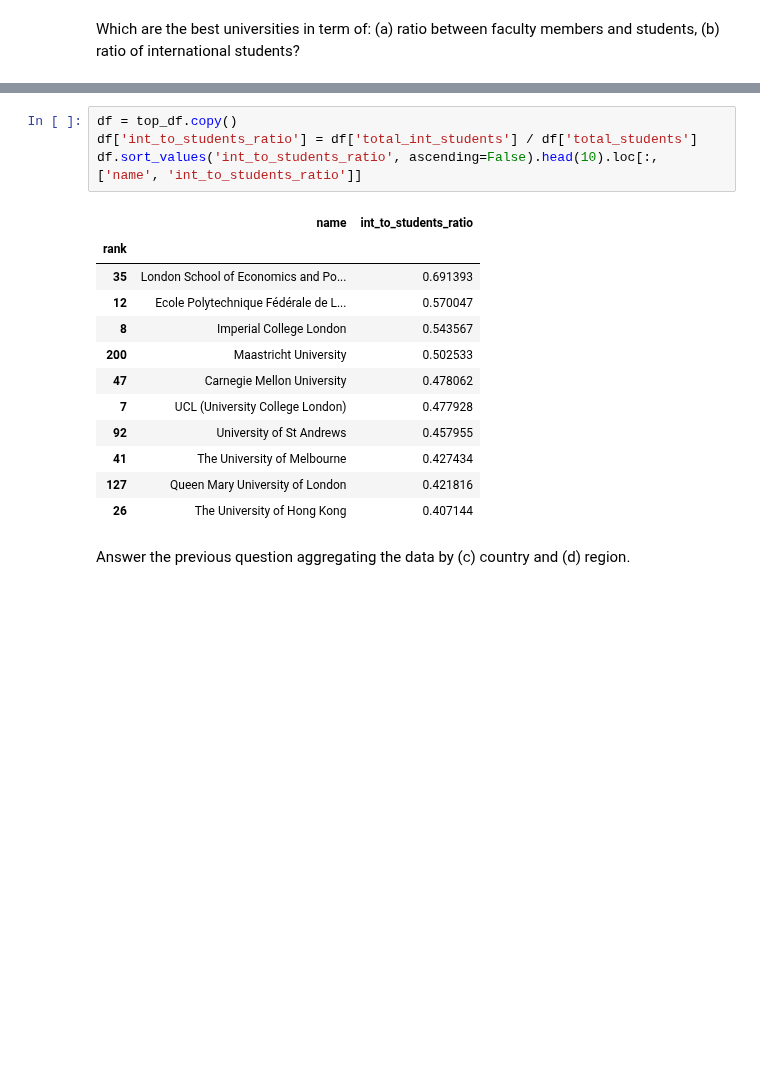
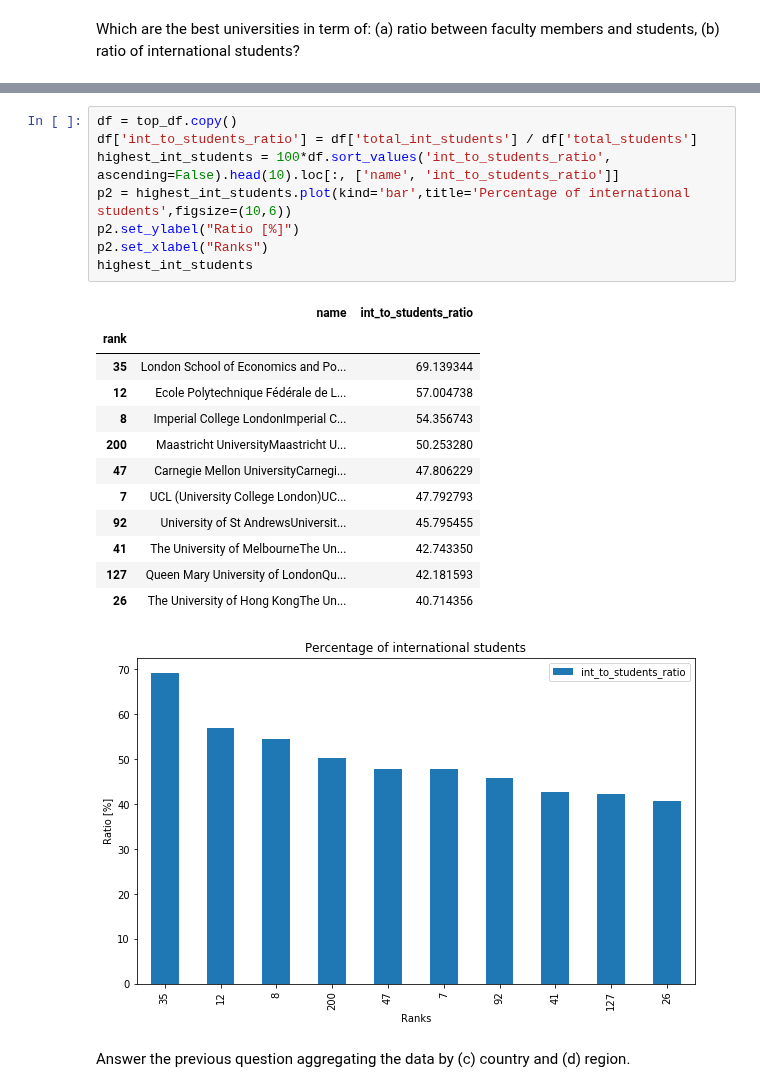
Before and after one commit to mosimann/ADA, a Jupyter notebook: Homework 2.ipynb, the cells around one changed output, grey strips where cells are left out. Cells and saved outputs as stored; diff of their text form; blank space fills up the shorter version.

```diff
--- a/Homework 2.ipynb
+++ b/Homework 2.ipynb
@@ -120,20 +121,25 @@ df
 # %%
 df = top_df.copy()
 df['int_to_students_ratio'] = df['total_int_students'] / df['total_students']
-df.sort_values('int_to_students_ratio', ascending=False).head(10).loc[:, ['name', 'int_to_students_ratio']]
+highest_int_students = 100*df.sort_values('int_to_students_ratio', ascending=False).head(10).loc[:, ['name', 'int_to_students_ratio']]
+p2 = highest_int_students.plot(kind='bar',title='Percentage of international students',figsize=(10,6))
+p2.set_ylabel("Ratio [%]")
+p2.set_xlabel("Ranks")
+highest_int_students
 # %% [output]
 |  | name | int_to_students_ratio |
 | rank |  |  |
-| 35 | London School of Economics and Po... | 0.691393 |
-| 12 | Ecole Polytechnique Fédérale de L... | 0.570047 |
-| 8 | Imperial College London | 0.543567 |
-| 200 | Maastricht University | 0.502533 |
-| 47 | Carnegie Mellon University | 0.478062 |
-| 7 | UCL (University College London) | 0.477928 |
-| 92 | University of St Andrews | 0.457955 |
-| 41 | The University of Melbourne | 0.427434 |
-| 127 | Queen Mary University of London | 0.421816 |
-| 26 | The University of Hong Kong | 0.407144 |
+| 35 | London School of Economics and Po... | 69.139344 |
+| 12 | Ecole Polytechnique Fédérale de L... | 57.004738 |
+| 8 | Imperial College LondonImperial C... | 54.356743 |
+| 200 | Maastricht UniversityMaastricht U... | 50.253280 |
+| 47 | Carnegie Mellon UniversityCarnegi... | 47.806229 |
+| 7 | UCL (University College London)UC... | 47.792793 |
+| 92 | University of St AndrewsUniversit... | 45.795455 |
+| 41 | The University of MelbourneThe Un... | 42.743350 |
+| 127 | Queen Mary University of LondonQu... | 42.181593 |
+| 26 | The University of Hong KongThe Un... | 40.714356 |
+[figure, added]
 # %% [markdown]
 Answer the previous question aggregating the data by (c) country and (d) region.
 # %%
```
Also changed, not shown: parts of 22 cells of this notebook.
